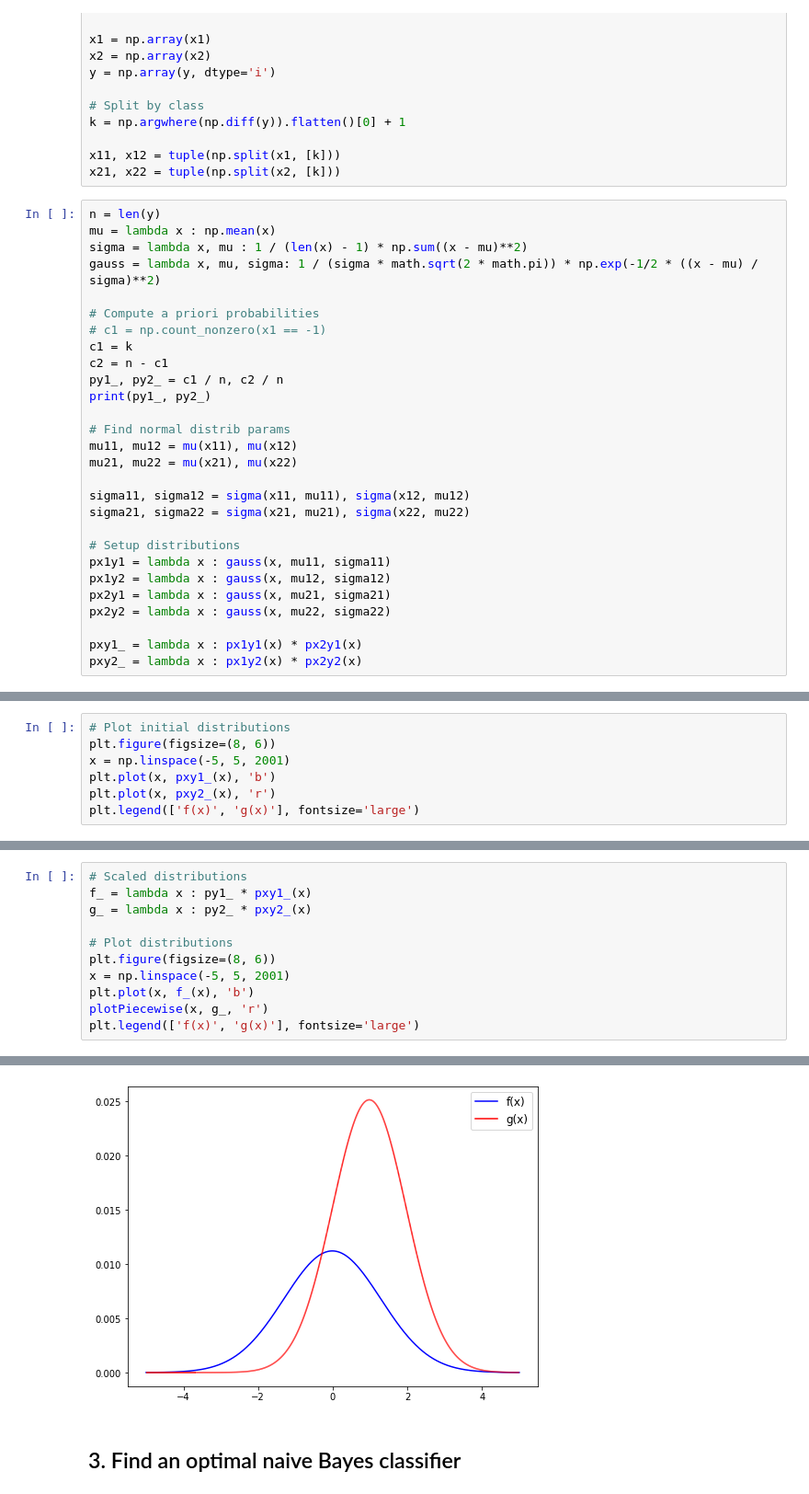
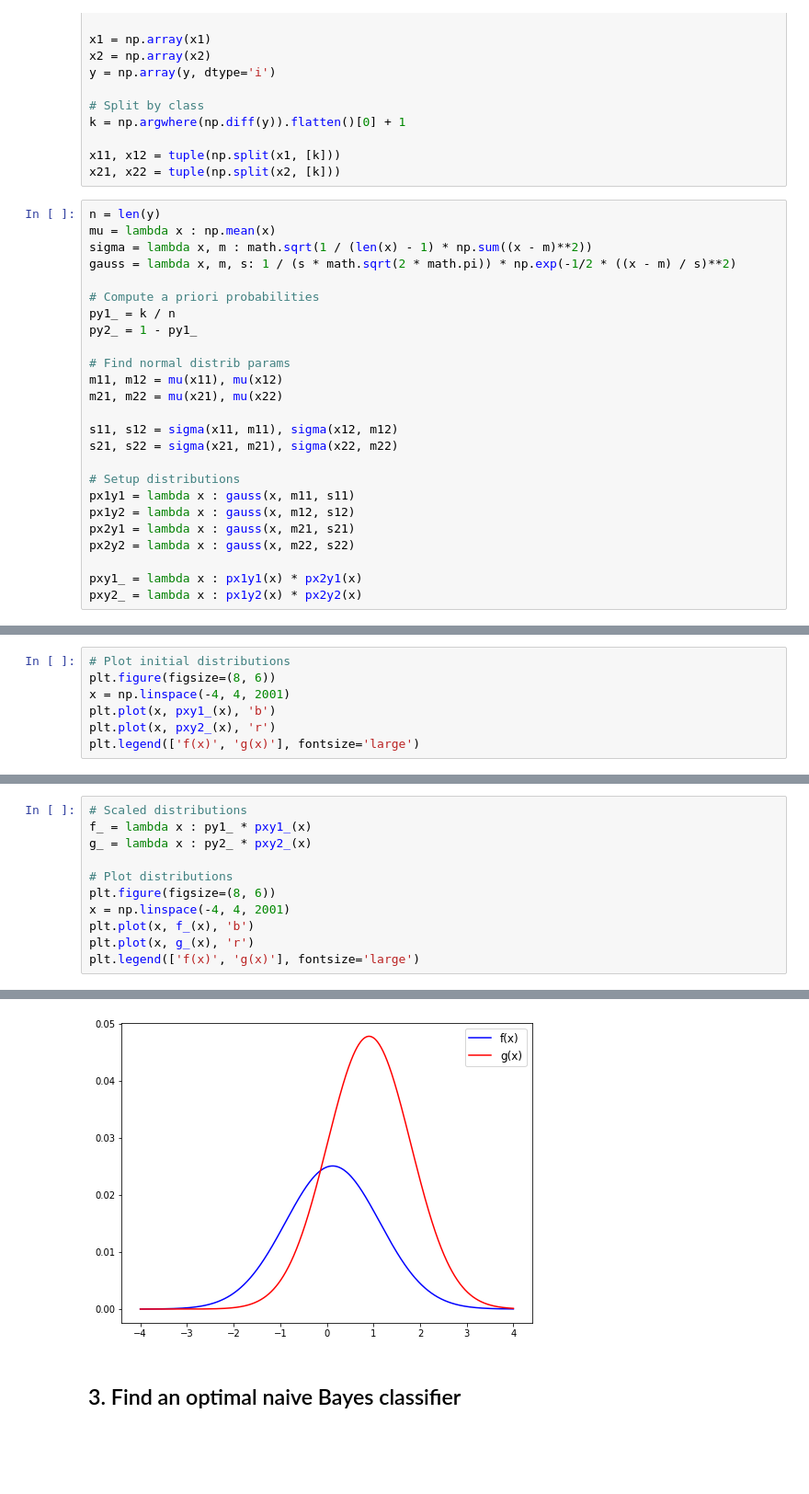
Before and after one commit to scikodot/msu-share, a Jupyter notebook: ml/seminar02/seminar02.ipynb, the cells around one changed output, grey strips where cells are left out. Shown at 92% size. Cells and saved outputs as stored; diff of their text form; blank space fills up the shorter version.

```diff
--- a/ml/seminar02/seminar02.ipynb
+++ b/ml/seminar02/seminar02.ipynb
@@ -117,28 +117,25 @@ x21, x22 = tuple(np.split(x2, [k]))
 # %%
 n = len(y)
 mu = lambda x : np.mean(x)
-sigma = lambda x, mu : 1 / (len(x) - 1) * np.sum((x - mu)**2)
-gauss = lambda x, mu, sigma: 1 / (sigma * math.sqrt(2 * math.pi)) * np.exp(-1/2 * ((x - mu) / sigma)**2)
+sigma = lambda x, m : math.sqrt(1 / (len(x) - 1) * np.sum((x - m)**2))
+gauss = lambda x, m, s: 1 / (s * math.sqrt(2 * math.pi)) * np.exp(-1/2 * ((x - m) / s)**2)
 
 # Compute a priori probabilities
-# c1 = np.count_nonzero(x1 == -1)
-c1 = k
-c2 = n - c1
-py1_, py2_ = c1 / n, c2 / n
-print(py1_, py2_)
+py1_ = k / n
+py2_ = 1 - py1_
 
 # Find normal distrib params
-mu11, mu12 = mu(x11), mu(x12)
-mu21, mu22 = mu(x21), mu(x22)
+m11, m12 = mu(x11), mu(x12)
+m21, m22 = mu(x21), mu(x22)
 
-sigma11, sigma12 = sigma(x11, mu11), sigma(x12, mu12)
-sigma21, sigma22 = sigma(x21, mu21), sigma(x22, mu22)
+s11, s12 = sigma(x11, m11), sigma(x12, m12)
+s21, s22 = sigma(x21, m21), sigma(x22, m22)
 
 # Setup distributions
-px1y1 = lambda x : gauss(x, mu11, sigma11)
-px1y2 = lambda x : gauss(x, mu12, sigma12)
-px2y1 = lambda x : gauss(x, mu21, sigma21)
-px2y2 = lambda x : gauss(x, mu22, sigma22)
+px1y1 = lambda x : gauss(x, m11, s11)
+px1y2 = lambda x : gauss(x, m12, s12)
+px2y1 = lambda x : gauss(x, m21, s21)
+px2y2 = lambda x : gauss(x, m22, s22)
 
 pxy1_ = lambda x : px1y1(x) * px2y1(x)
 pxy2_ = lambda x : px1y2(x) * px2y2(x)
@@ -147,7 +142,7 @@ pxy2_ = lambda x : px1y2(x) * px2y2(x)
 # %%
 # Plot initial distributions
 plt.figure(figsize=(8, 6))
-x = np.linspace(-5, 5, 2001)
+x = np.linspace(-4, 4, 2001)
 plt.plot(x, pxy1_(x), 'b')
 plt.plot(x, pxy2_(x), 'r')
 plt.legend(['f(x)', 'g(x)'], fontsize='large')
@@ -157,16 +152,16 @@ plt.legend(['f(x)', 'g(x)'], fontsize='large')
 # %%
 # Scaled distributions
 f_ = lambda x : py1_ * pxy1_(x)
 g_ = lambda x : py2_ * pxy2_(x)
 
 # Plot distributions
 plt.figure(figsize=(8, 6))
-x = np.linspace(-5, 5, 2001)
+x = np.linspace(-4, 4, 2001)
 plt.plot(x, f_(x), 'b')
-plotPiecewise(x, g_, 'r')
+plt.plot(x, g_(x), 'r')
 plt.legend(['f(x)', 'g(x)'], fontsize='large')
 # %% [output]
 <matplotlib.legend.Legend at 0x...>
-[figure, old version]
+[figure, new version]
 # %% [markdown]
 ## 3. Find an optimal naive Bayes classifier
```
Also changed, not shown: parts of 2 cells of this notebook, 4 other files.
